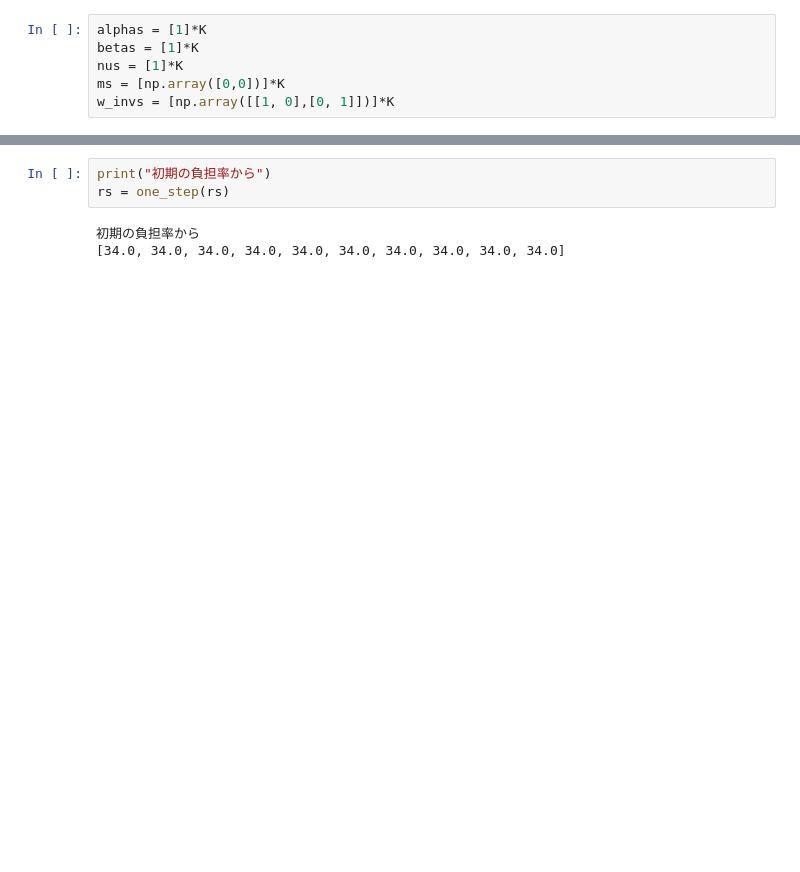
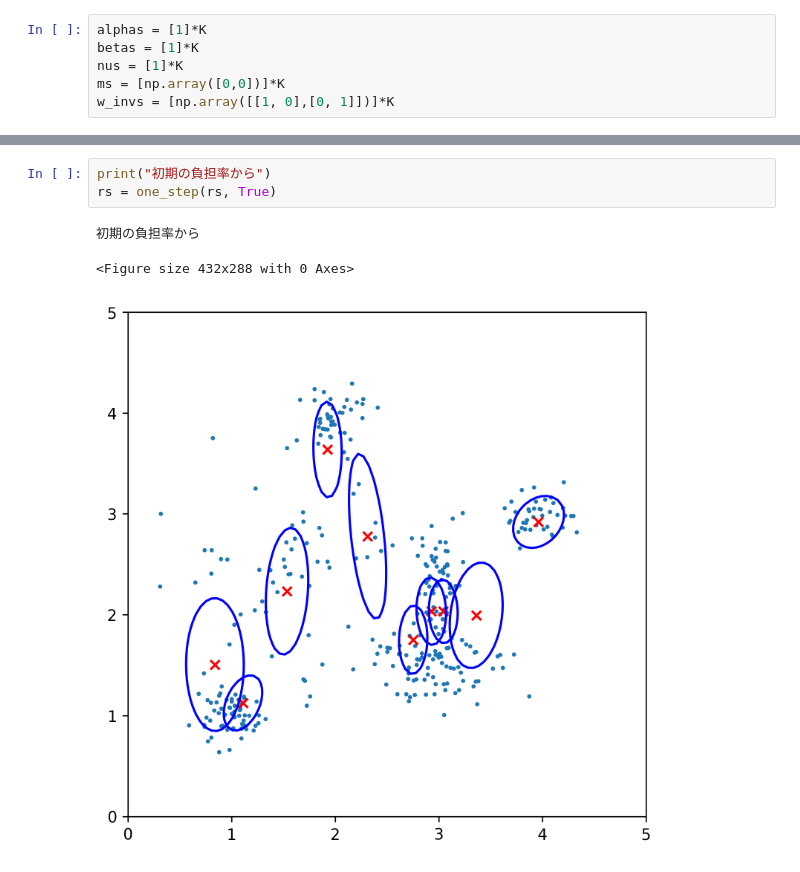
Before and after one commit to ryuichiueda/robot_and_stats_code, a Jupyter notebook: 8章の変分推論.ipynb, the cells around one changed output, grey strips where cells are left out. Saved outputs shown, nothing was run; the diff lists cells and outputs as text; blank space fills up the shorter version.

```diff
--- a/8章の変分推論.ipynb
+++ b/8章の変分推論.ipynb
@@ -141,10 +177,11 @@ def one_step(rs, draw=False):
 #    print(rs)
 # %%
 print("初期の負担率から")
-rs = one_step(rs)
+rs = one_step(rs, True)
 # %% [output]
 初期の負担率から
-[34.0, 34.0, 34.0, 34.0, 34.0, 34.0, 34.0, 34.0, 34.0, 34.0]
+<Figure size 432x288 with 0 Axes>
+[figure, added]
 # %%
 for j in range(20):
     for i in range(5):
```
Also changed, not shown: parts of 4 cells of this notebook.
